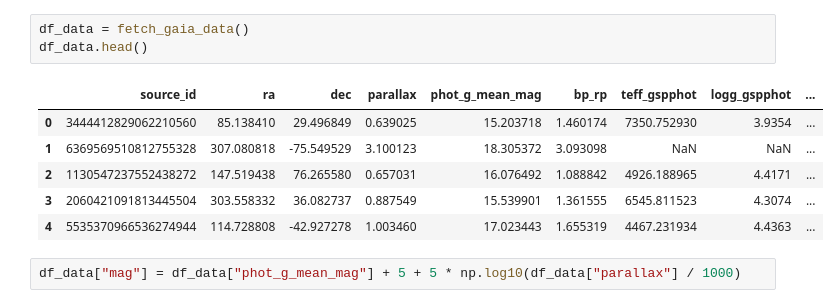
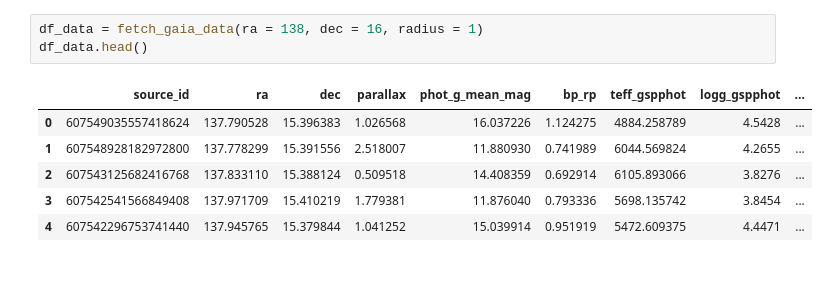
Before and after one commit to NirmalUS/GAIA_HR, a Jupyter notebook: GAIA_HR/query_all.ipynb, the cells around one changed output. Drawn from its saved outputs; the diff is of its cells as text; blank space fills up the shorter version.

```diff
--- a/GAIA_HR/query_all.ipynb
+++ b/GAIA_HR/query_all.ipynb
@@ -35,12 +37,10 @@ Pinging https://gaia.aip.de/tap...
 # %%
-df_data = fetch_gaia_data()
+df_data = fetch_gaia_data(ra = 138, dec = 16, radius = 1)
 df_data.head()
 # %% [output]
 |  | source_id | ra | dec | parallax | phot_g_mean_mag | bp_rp | teff_gspphot | logg_gspphot | ... |
-| 0 | 3444412829062210560 | 85.138410 | 29.496849 | 0.639025 | 15.203718 | 1.460174 | 7350.752930 | 3.9354 | ... |
-| 1 | 6369569510812755328 | 307.080818 | -75.549529 | 3.100123 | 18.305372 | 3.093098 | NaN | NaN | ... |
-| 2 | 1130547237552438272 | 147.519438 | 76.265580 | 0.657031 | 16.076492 | 1.088842 | 4926.188965 | 4.4171 | ... |
-| 3 | 2060421091813445504 | 303.558332 | 36.082737 | 0.887549 | 15.539901 | 1.361555 | 6545.811523 | 4.3074 | ... |
-| 4 | 5535370966536274944 | 114.728808 | -42.927278 | 1.003460 | 17.023443 | 1.655319 | 4467.231934 | 4.4363 | ... |
+| 0 | 607549035557418624 | 137.790528 | 15.396383 | 1.026568 | 16.037226 | 1.124275 | 4884.258789 | 4.5428 | ... |
+| 1 | 607548928182972800 | 137.778299 | 15.391556 | 2.518007 | 11.880930 | 0.741989 | 6044.569824 | 4.2655 | ... |
+| 2 | 607543125682416768 | 137.833110 | 15.388124 | 0.509518 | 14.408359 | 0.692914 | 6105.893066 | 3.8276 | ... |
+| 3 | 607542541566849408 | 137.971709 | 15.410219 | 1.779381 | 11.876040 | 0.793336 | 5698.135742 | 3.8454 | ... |
+| 4 | 607542296753741440 | 137.945765 | 15.379844 | 1.041252 | 15.039914 | 0.951919 | 5472.609375 | 4.4471 | ... |
-# %%
-df_data["mag"] = df_data["phot_g_mean_mag"] + 5 + 5 * np.log10(df_data["parallax"] / 1000)
```
Also changed, not shown: parts of 4 cells of this notebook, 2 other files.
